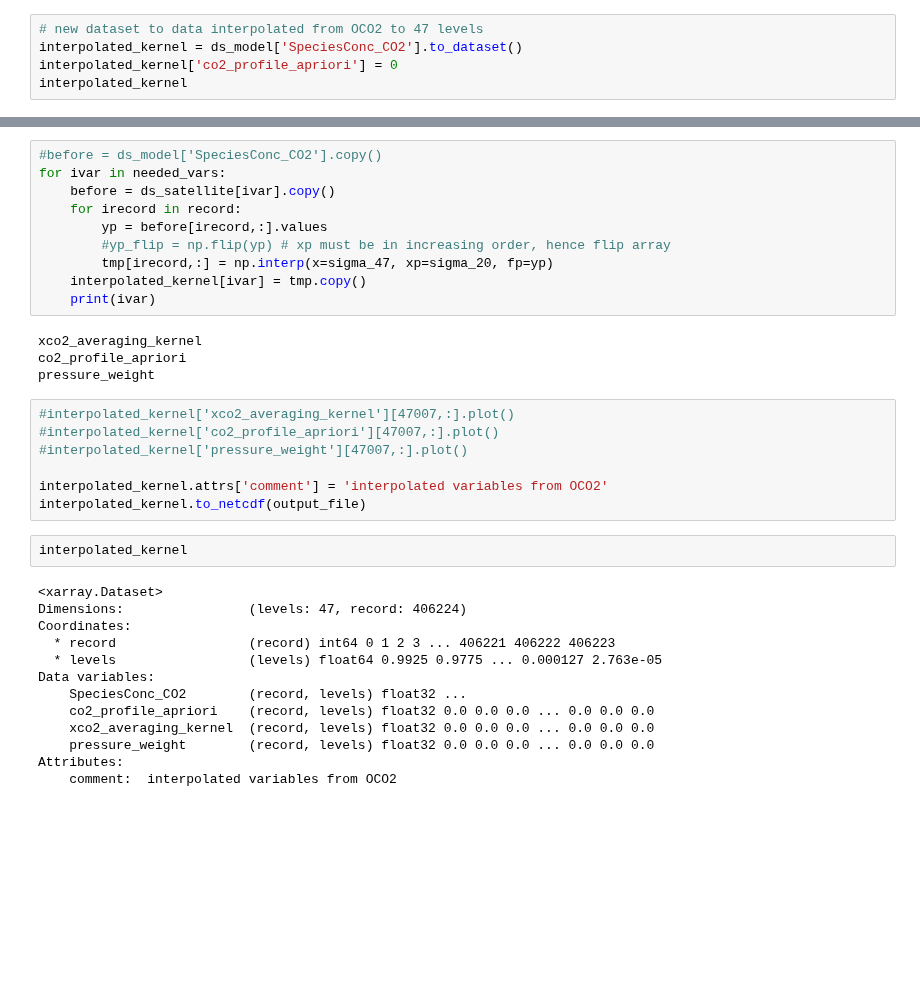
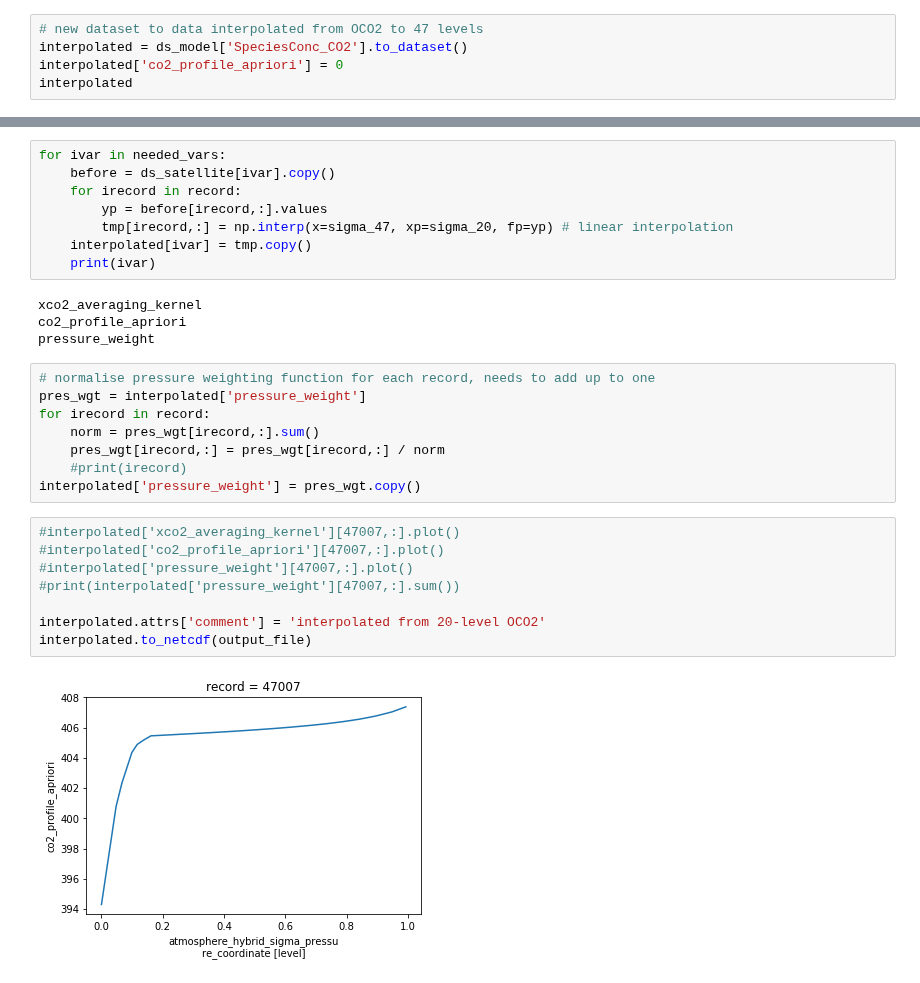
Before and after one commit to MehliyarSadiq/geoschem_simulations, a Jupyter notebook: inversion/satellite/oco-2/2.interpolate_satellite_2_model.ipynb, the cells around one changed output, grey strips where cells are left out. Cells and saved outputs as stored; diff of their text form; blank space fills up the shorter version.

```diff
--- a/inversion/satellite/oco-2/2.interpolate_satellite_2_model.ipynb
+++ b/inversion/satellite/oco-2/2.interpolate_satellite_2_model.ipynb
@@ -68,9 +69,9 @@ array([9.9999997e-05, 5.2631579e-02, 1.0526316e-01, 1.5789473e-01,
       dtype=float32)
 # %%
 # new dataset to data interpolated from OCO2 to 47 levels
-interpolated_kernel = ds_model['SpeciesConc_CO2'].to_dataset()
-interpolated_kernel['co2_profile_apriori'] = 0
-interpolated_kernel
+interpolated = ds_model['SpeciesConc_CO2'].to_dataset()
+interpolated['co2_profile_apriori'] = 0
+interpolated
 # %% [output]
 <xarray.Dataset>
 Dimensions:              (levels: 47, record: 406224)
@@ -104,38 +105,32 @@ Coordinates:
   * record   (record) int64 0 1 2 3 4 5 ... 406219 406220 406221 406222 406223
   * levels   (levels) float64 0.9925 0.9775 0.9624 ... 0.000127 2.763e-05
 # %%
-#before = ds_model['SpeciesConc_CO2'].copy()
 for ivar in needed_vars:
     before = ds_satellite[ivar].copy()
     for irecord in record:
         yp = before[irecord,:].values
-        #yp_flip = np.flip(yp) # xp must be in increasing order, hence flip array
-        tmp[irecord,:] = np.interp(x=sigma_47, xp=sigma_20, fp=yp)
-    interpolated_kernel[ivar] = tmp.copy()
+        tmp[irecord,:] = np.interp(x=sigma_47, xp=sigma_20, fp=yp) # linear interpolation
+    interpolated[ivar] = tmp.copy()
     print(ivar)
 # %% [output]
 xco2_averaging_kernel
 co2_profile_apriori
 pressure_weight
+# %%
+# normalise pressure weighting function for each record, needs to add up to one
+pres_wgt = interpolated['pressure_weight']
+for irecord in record:
+    norm = pres_wgt[irecord,:].sum()
+    pres_wgt[irecord,:] = pres_wgt[irecord,:] / norm
+    #print(irecord)
+interpolated['pressure_weight'] = pres_wgt.copy()
 # %%
-#interpolated_kernel['xco2_averaging_kernel'][47007,:].plot()
-#interpolated_kernel['co2_profile_apriori'][47007,:].plot()
-#interpolated_kernel['pressure_weight'][47007,:].plot()
+#interpolated['xco2_averaging_kernel'][47007,:].plot()
+#interpolated['co2_profile_apriori'][47007,:].plot()
+#interpolated['pressure_weight'][47007,:].plot()
+#print(interpolated['pressure_weight'][47007,:].sum())
 
-interpolated_kernel.attrs['comment'] = 'interpolated variables from OCO2'
-interpolated_kernel.to_netcdf(output_file)
+interpolated.attrs['comment'] = 'interpolated from 20-level OCO2'
+interpolated.to_netcdf(output_file)
+# %% [output]
+[figure, added]
-# %%
-interpolated_kernel
-# %% [output]
-<xarray.Dataset>
-Dimensions:                (levels: 47, record: 406224)
-Coordinates:
-  * record                 (record) int64 0 1 2 3 ... 406221 406222 406223
-  * levels                 (levels) float64 0.9925 0.9775 ... 0.000127 2.763e-05
-Data variables:
-    SpeciesConc_CO2        (record, levels) float32 ...
-    co2_profile_apriori    (record, levels) float32 0.0 0.0 0.0 ... 0.0 0.0 0.0
-    xco2_averaging_kernel  (record, levels) float32 0.0 0.0 0.0 ... 0.0 0.0 0.0
-    pressure_weight        (record, levels) float32 0.0 0.0 0.0 ... 0.0 0.0 0.0
-Attributes:
-    comment:  interpolated variables from OCO2
```
Also changed, not shown: parts of 2 cells of this notebook, 5 other files.
